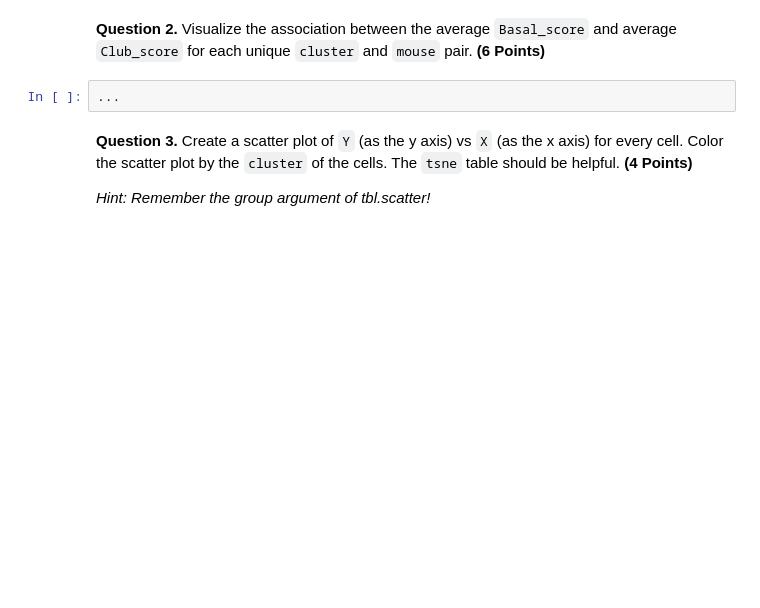
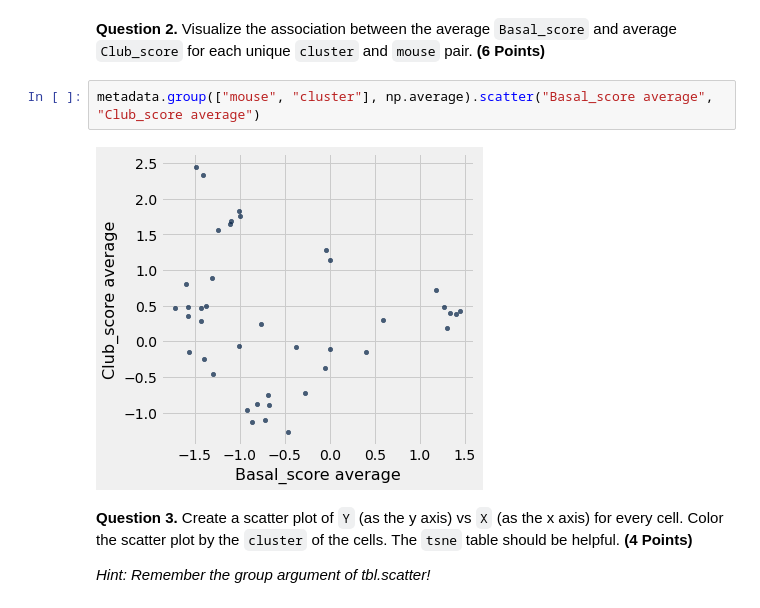
Before and after one commit to dthajal1/data-science-8, a Jupyter notebook: project/project1/project1.ipynb, the cells around one changed output. Cells and saved outputs as stored; diff of their text form; blank space fills up the shorter version.

```diff
--- a/project/project1/project1.ipynb
+++ b/project/project1/project1.ipynb
@@ -666,7 +692,9 @@ name: q3_2
 manual: true
 -->
 # %%
-...
+metadata.group(["mouse", "cluster"], np.average).scatter("Basal_score average", "Club_score average")
+# %% [output]
+[figure, added]
 # %% [markdown]
 <!-- END QUESTION -->
 
```
Also changed, not shown: parts of 18 cells of this notebook, 2 other files.
